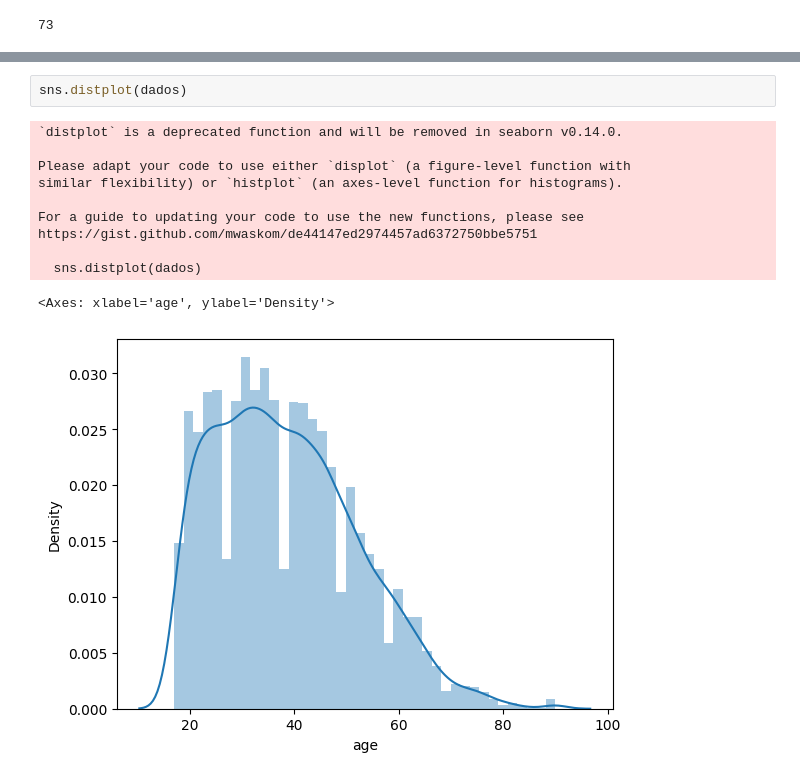
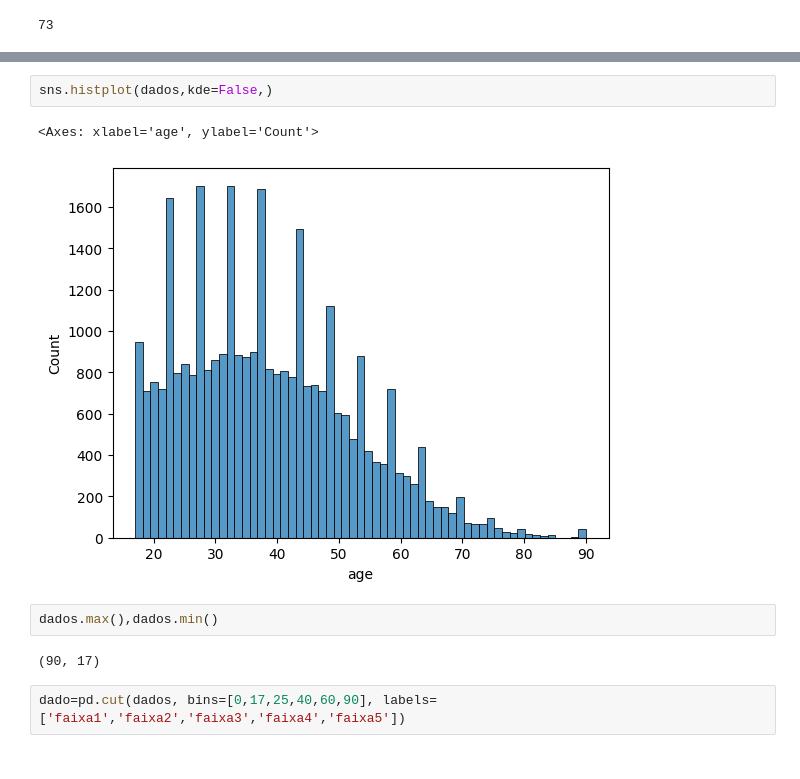
Before and after one commit to ghagol/Statistics, a Jupyter notebook: Distribuição_de_Frequência.ipynb, the cells around one changed output, grey strips where cells are left out. Saved outputs shown, nothing was run; the diff lists cells and outputs as text.

```diff
--- a/Distribuição_de_Frequência.ipynb
+++ b/Distribuição_de_Frequência.ipynb
@@ -264,14 +264,11 @@ dados.plot.hist()
 # %%
-sns.distplot(dados)
+sns.histplot(dados,kde=False,)
 # %% [output]
-`distplot` is a deprecated function and will be removed in seaborn v0.14.0.
-
-Please adapt your code to use either `displot` (a figure-level function with
-similar flexibility) or `histplot` (an axes-level function for histograms).
-
-For a guide to updating your code to use the new functions, please see
-https://gist.github.com/mwaskom/de44147ed2974457ad6372750bbe5751
-
-  sns.distplot(dados)
+<Axes: xlabel='age', ylabel='Count'>
-<Axes: xlabel='age', ylabel='Density'>
-[figure, old version]
+[figure, new version]
+# %%
+dados.max(),dados.min()
+# %% [output]
+(90, 17)
+# %%
+dado=pd.cut(dados, bins=[0,17,25,40,60,90], labels=['faixa1','faixa2','faixa3','faixa4','faixa5'])
```
Also changed, not shown: parts of 19 cells of this notebook.
